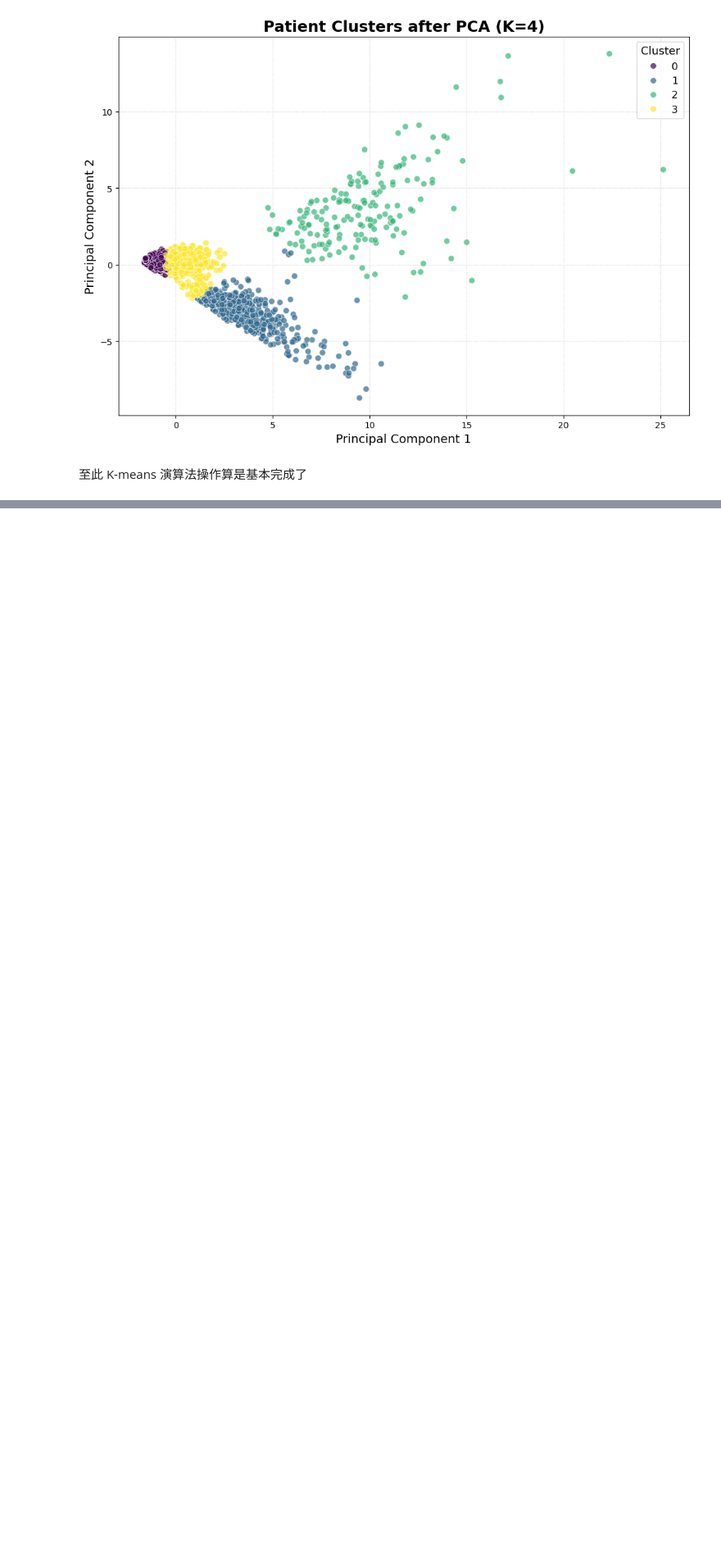
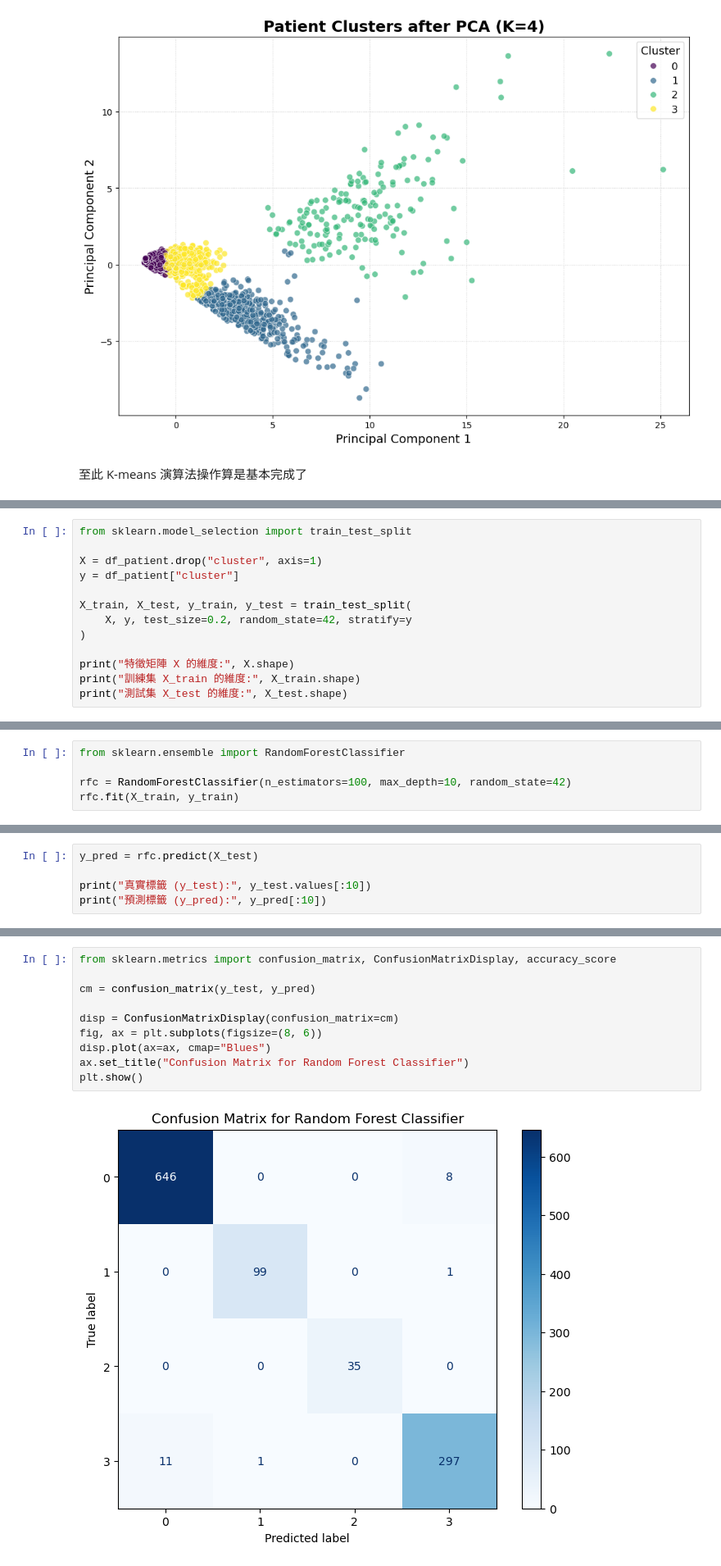
Before and after one commit to csning1998/school-medical-decision-analysis, a Jupyter notebook: Assignment.ipynb, the cells around one changed output, grey strips where cells are left out. Shown: that part at 82% size. Saved outputs shown, nothing was run; the diff lists cells and outputs as text; blank space fills up the shorter version.

Commit message:
20251019: Finished random forest

```diff
--- a/Assignment.ipynb
+++ b/Assignment.ipynb
@@ -804,0 +984,13 @@ plt.show()
+# %%
+from sklearn.model_selection import train_test_split
+
+X = df_patient.drop("cluster", axis=1)
+y = df_patient["cluster"]
+
+X_train, X_test, y_train, y_test = train_test_split(
+    X, y, test_size=0.2, random_state=42, stratify=y
+)
+
+print("特徵矩陣 X 的維度:", X.shape)
+print("訓練集 X_train 的維度:", X_train.shape)
+print("測試集 X_test 的維度:", X_test.shape)
@@ -804,0 +1007,5 @@ plt.show()
+# %%
+from sklearn.ensemble import RandomForestClassifier
+
+rfc = RandomForestClassifier(n_estimators=100, max_depth=10, random_state=42)
+rfc.fit(X_train, y_train)
@@ -804,0 +1020,5 @@ plt.show()
+# %%
+y_pred = rfc.predict(X_test)
+
+print("真實標籤 (y_test):", y_test.values[:10])
+print("預測標籤 (y_pred):", y_pred[:10])
@@ -804,0 +1043,12 @@ plt.show()
+# %%
+from sklearn.metrics import confusion_matrix, ConfusionMatrixDisplay, accuracy_score
+
+cm = confusion_matrix(y_test, y_pred)
+
+disp = ConfusionMatrixDisplay(confusion_matrix=cm)
+fig, ax = plt.subplots(figsize=(8, 6))
+disp.plot(ax=ax, cmap="Blues")
+ax.set_title("Confusion Matrix for Random Forest Classifier")
+plt.show()
+# %% [output]
+[figure, added]
```
Also changed, not shown: parts of 39 cells of this notebook.
